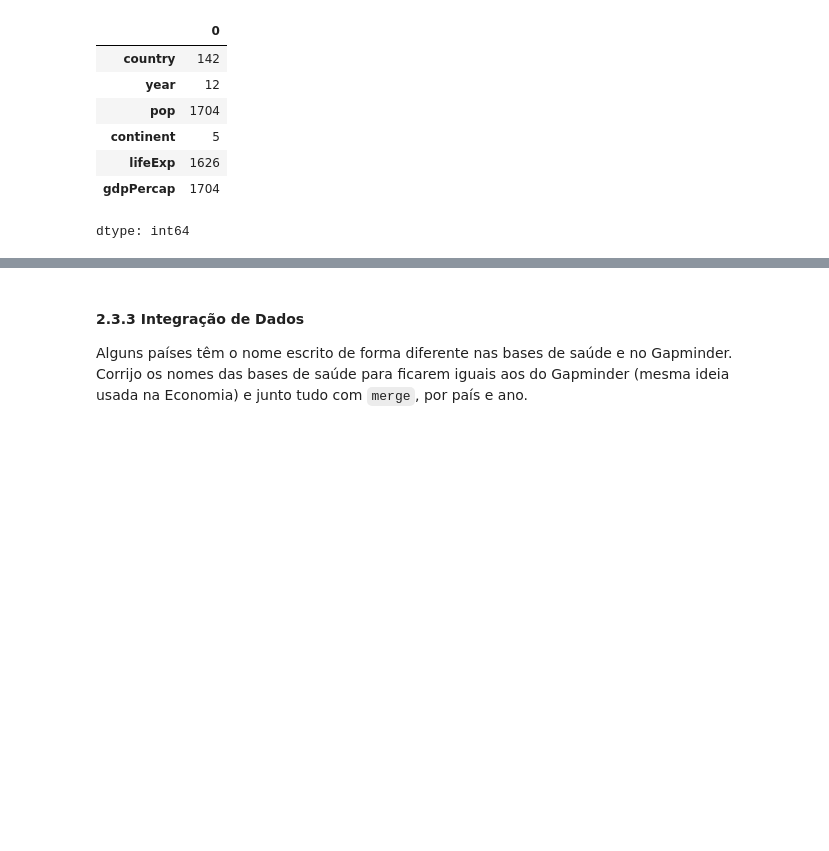
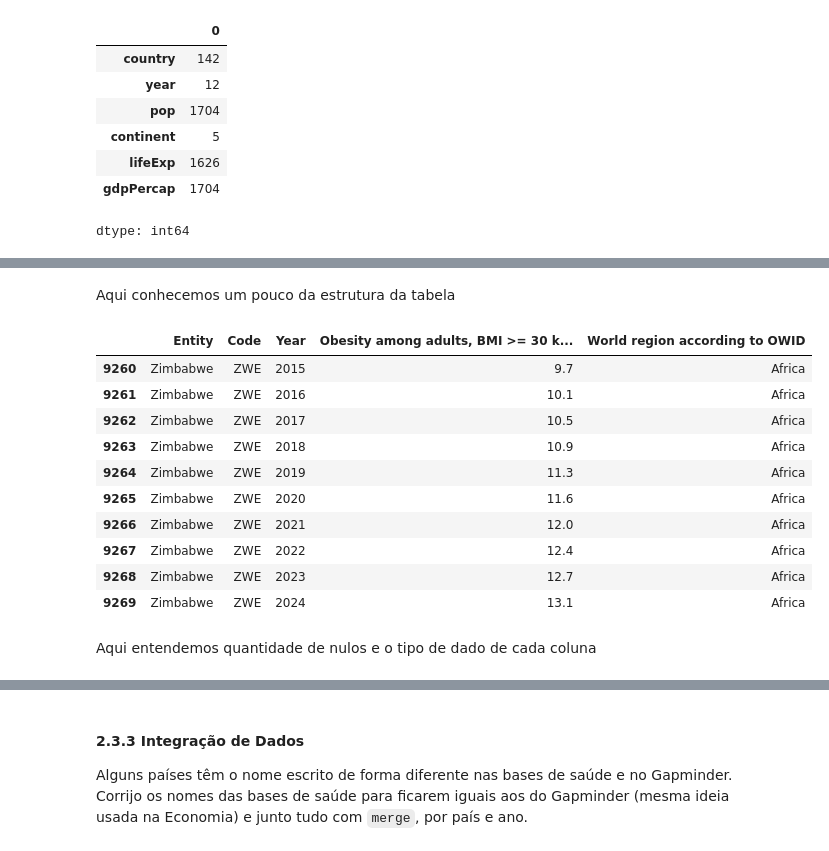
Before and after one commit to AndremRb/Analise-do-Desenvolvimento-Humano-e-Global, a Jupyter notebook: Notebook/Template_Gapminder_Analise_Exploratoria.ipynb, the cells around one changed output, grey strips where cells are left out. Cells and saved outputs as stored; diff of their text form; code cells hidden in the pictures; blank space fills up the shorter version.

Commit message:
Aplica limpeza completa (visualizacao e remocao de nulos/duplicados, reset_index e nunique) nas bases saude, mortalidade, obesidade e medicos (2.3.2.1 a 2.3.2.4)

```diff
--- a/Notebook/Template_Gapminder_Analise_Exploratoria.ipynb
+++ b/Notebook/Template_Gapminder_Analise_Exploratoria.ipynb
@@ -684,0 +652,3 @@ print('Quantidade de duplicados:', qtd_duplicados)
+# %%
+df_brutos['saude'] = df_brutos['saude'].dropna()
+df_brutos['saude'] = df_brutos['saude'].drop_duplicates()
@@ -684,0 +675,2 @@ print('Quantidade de duplicados:', qtd_duplicados)
+# %%
+df_brutos['saude'].reset_index(drop=True, inplace=True)
@@ -684,0 +778,3 @@ print('Quantidade de duplicados:', qtd_duplicados)
+# %%
+df_brutos['mortalidade'] = df_brutos['mortalidade'].dropna()
+df_brutos['mortalidade'] = df_brutos['mortalidade'].drop_duplicates()
@@ -684,0 +801,2 @@ print('Quantidade de duplicados:', qtd_duplicados)
+# %%
+df_brutos['mortalidade'].reset_index(drop=True, inplace=True)
@@ -684,0 +828,19 @@ print('Quantidade de duplicados:', qtd_duplicados)
+# %% [markdown]
+Aqui conhecemos um pouco da estrutura da tabela
+# %%
+df_brutos['obesidade'].tail(10).round(1)
+# %% [output]
+|  | Entity | Code | Year | Obesity among adults, BMI >= 30 k... | World region according to OWID |
+| 9260 | Zimbabwe | ZWE | 2015 | 9.7 | Africa |
+| 9261 | Zimbabwe | ZWE | 2016 | 10.1 | Africa |
+| 9262 | Zimbabwe | ZWE | 2017 | 10.5 | Africa |
+| 9263 | Zimbabwe | ZWE | 2018 | 10.9 | Africa |
+| 9264 | Zimbabwe | ZWE | 2019 | 11.3 | Africa |
+| 9265 | Zimbabwe | ZWE | 2020 | 11.6 | Africa |
+| 9266 | Zimbabwe | ZWE | 2021 | 12.0 | Africa |
+| 9267 | Zimbabwe | ZWE | 2022 | 12.4 | Africa |
+| 9268 | Zimbabwe | ZWE | 2023 | 12.7 | Africa |
+| 9269 | Zimbabwe | ZWE | 2024 | 13.1 | Africa |
+# %% [markdown]
+Aqui entendemos quantidade de nulos
+e o tipo de dado de cada coluna
```
Also changed, not shown: parts of 123 cells of this notebook.
